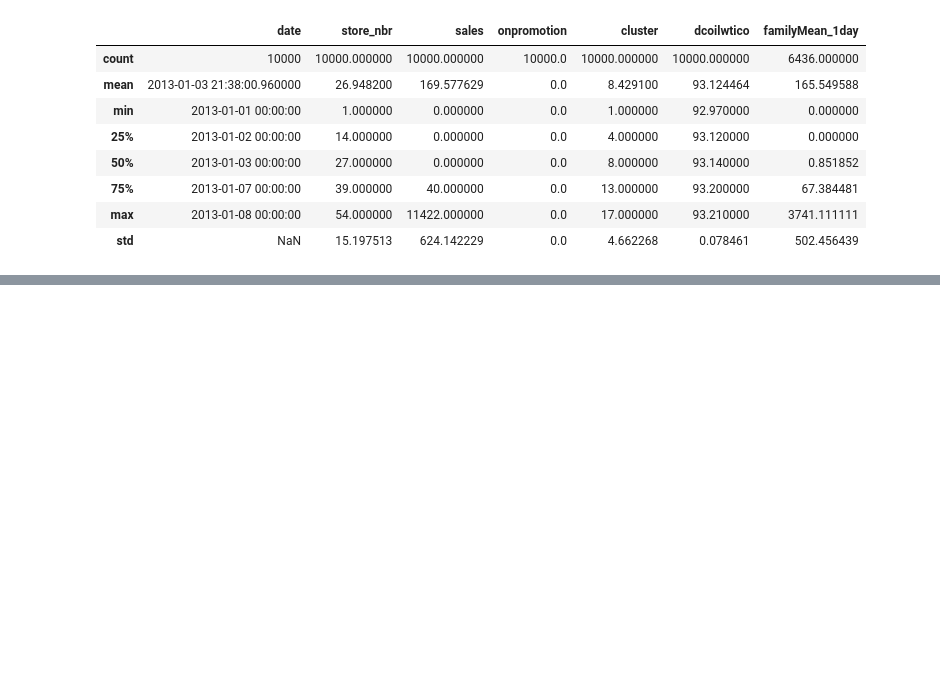
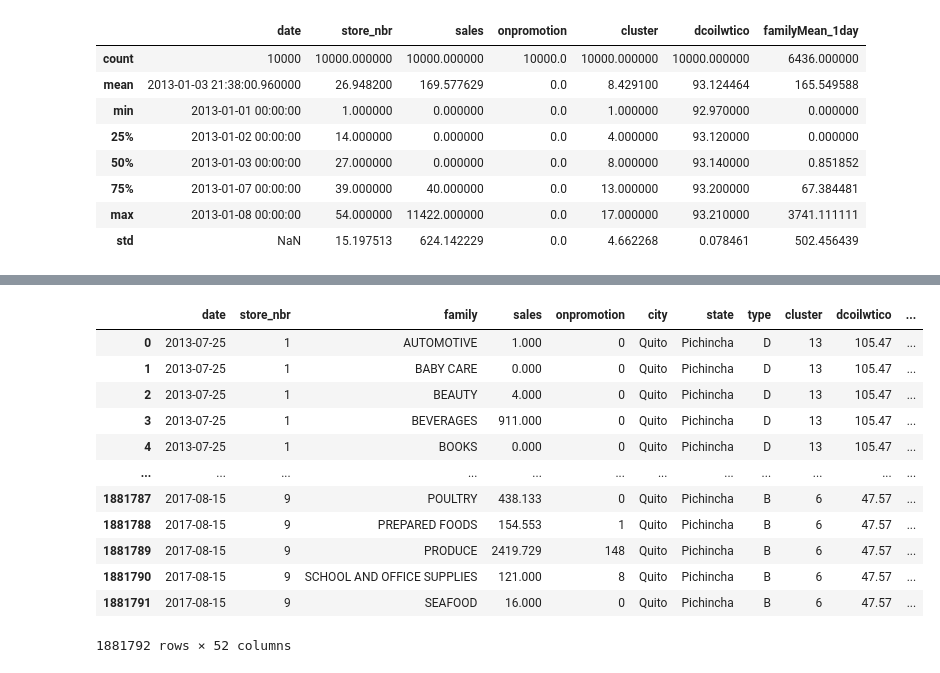
Before and after one commit to akhilkammila/store-sales, a Jupyter notebook: models.ipynb, the cells around one changed output, grey strips where cells are left out. Drawn from its saved outputs; the diff is of its cells as text; code cells hidden in the pictures; blank space fills up the shorter version.

Commit message:
added the day shift features

```diff
--- a/models.ipynb
+++ b/models.ipynb
@@ -187,10 +188,3 @@ See the caveats in the documentation: https://pandas.pydata.org/pandas-docs/stab
 | 2 | 2013-01-01 | 1 | BEAUTY | 0.0 | 0 | Quito | Pichincha | D | 13 | 93.14 | ... |
 | 3 | 2013-01-01 | 1 | BEVERAGES | 0.0 | 0 | Quito | Pichincha | D | 13 | 93.14 | ... |
 | 4 | 2013-01-01 | 1 | BOOKS | 0.0 | 0 | Quito | Pichincha | D | 13 | 93.14 | ... |
-# %%
-# Method 3: Using merge
-start_time = time.time()
-familySales = smallCombined.groupby(by=['date', 'family'])['sales'].sum().unstack()
-
-smallCombined['familyMean_1day'] = smallCombined.apply(lambda x: prevday_family_mean(x), axis=1)
-end_time = time.time()
@@ -196,0 +221,39 @@ end_time = time.time()
+# %%
+# Bringing it together: doing the day shifts for everything
+day_shifts = [1,2,7,8,14,21]
+
+day_family_grouped = smallCombined.groupby(by=['date', 'family'])['sales'].mean().unstack()
+for shift in day_shifts:
+    day_family_grouped_shifted = day_family_grouped.shift(shift).stack()
+    day_family_grouped_shifted.name = f'family_sales_{shift}shift'
+
+    smallCombined = smallCombined.merge(day_family_grouped_shifted, on=['date', 'family'])
+
+day_store_grouped = smallCombined.groupby(by=['date', 'store_nbr'])['sales'].mean().unstack()
+for shift in day_shifts:
+    day_store_grouped_shifted = day_store_grouped.shift(shift).stack()
+    day_store_grouped_shifted.name = f'store_sales_{shift}shift'
+
+    smallCombined = smallCombined.merge(day_store_grouped_shifted, on=['date', 'store_nbr'])
+
+day_family_store_grouped = smallCombined.groupby(by=['date', 'family', 'store_nbr'])['sales'].mean().unstack('store_nbr').unstack('family')
+for shift in day_shifts:
+    day_family_store_grouped_shifted = day_family_store_grouped.shift(shift).stack('family').stack('store_nbr')
+    day_family_store_grouped_shifted.name = f'familystore_sales_{shift}shift'
+
+    smallCombined = smallCombined.merge(day_family_store_grouped_shifted, on=['date', 'family', 'store_nbr'])
+display(smallCombined)
+# %% [output]
+|  | date | store_nbr | family | sales | onpromotion | city | state | type | cluster | dcoilwtico | ... |
+| 0 | 2013-07-25 | 1 | AUTOMOTIVE | 1.000 | 0 | Quito | Pichincha | D | 13 | 105.47 | ... |
+| 1 | 2013-07-25 | 1 | BABY CARE | 0.000 | 0 | Quito | Pichincha | D | 13 | 105.47 | ... |
+| 2 | 2013-07-25 | 1 | BEAUTY | 4.000 | 0 | Quito | Pichincha | D | 13 | 105.47 | ... |
+| 3 | 2013-07-25 | 1 | BEVERAGES | 911.000 | 0 | Quito | Pichincha | D | 13 | 105.47 | ... |
+| 4 | 2013-07-25 | 1 | BOOKS | 0.000 | 0 | Quito | Pichincha | D | 13 | 105.47 | ... |
+| ... | ... | ... | ... | ... | ... | ... | ... | ... | ... | ... | ... |
+| 1881787 | 2017-08-15 | 9 | POULTRY | 438.133 | 0 | Quito | Pichincha | B | 6 | 47.57 | ... |
+| 1881788 | 2017-08-15 | 9 | PREPARED FOODS | 154.553 | 1 | Quito | Pichincha | B | 6 | 47.57 | ... |
+| 1881789 | 2017-08-15 | 9 | PRODUCE | 2419.729 | 148 | Quito | Pichincha | B | 6 | 47.57 | ... |
+| 1881790 | 2017-08-15 | 9 | SCHOOL AND OFFICE SUPPLIES | 121.000 | 8 | Quito | Pichincha | B | 6 | 47.57 | ... |
+| 1881791 | 2017-08-15 | 9 | SEAFOOD | 16.000 | 0 | Quito | Pichincha | B | 6 | 47.57 | ... |
+1881792 rows × 52 columns
```
Also changed, not shown: parts of 3 cells of this notebook.
